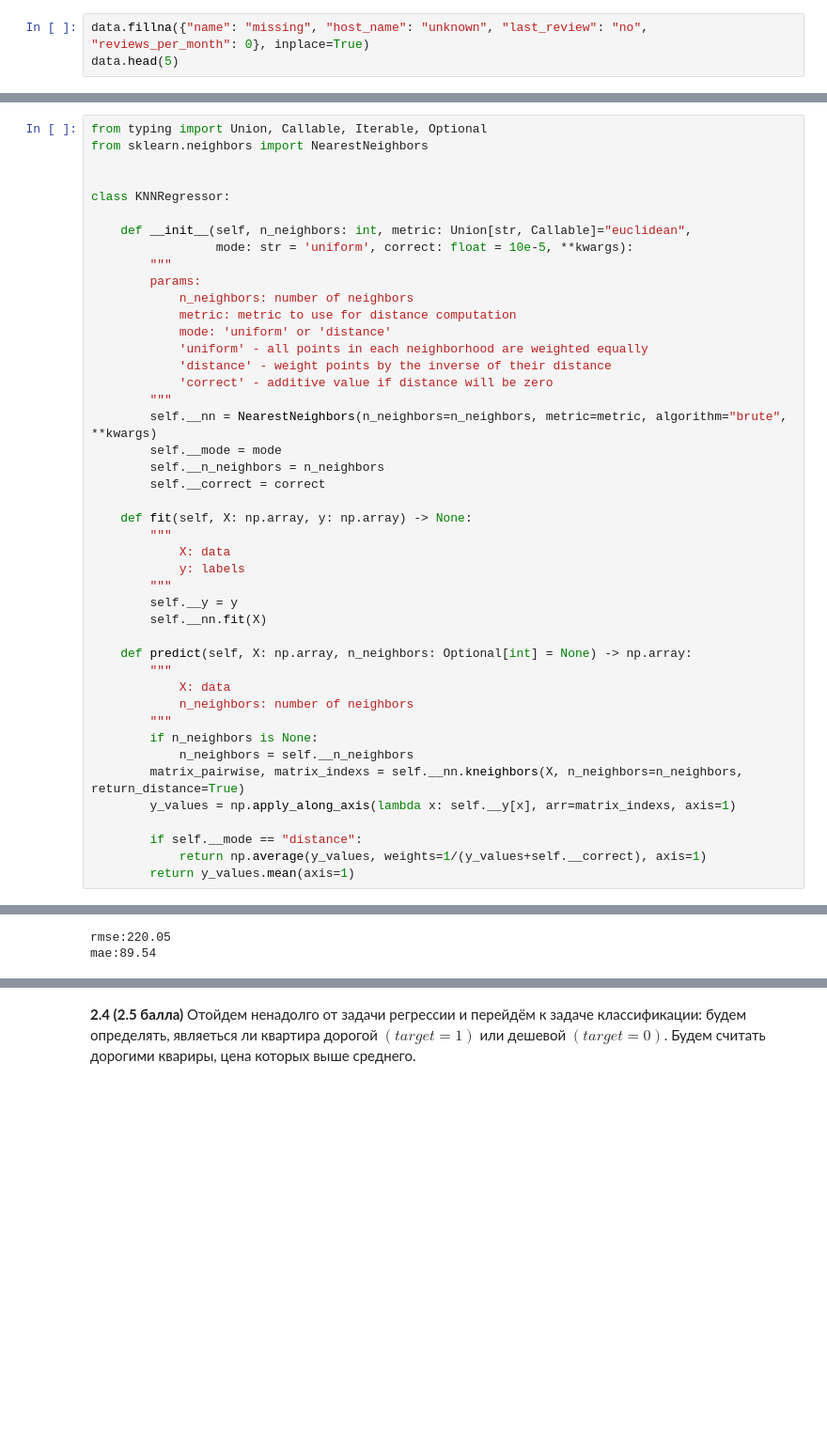
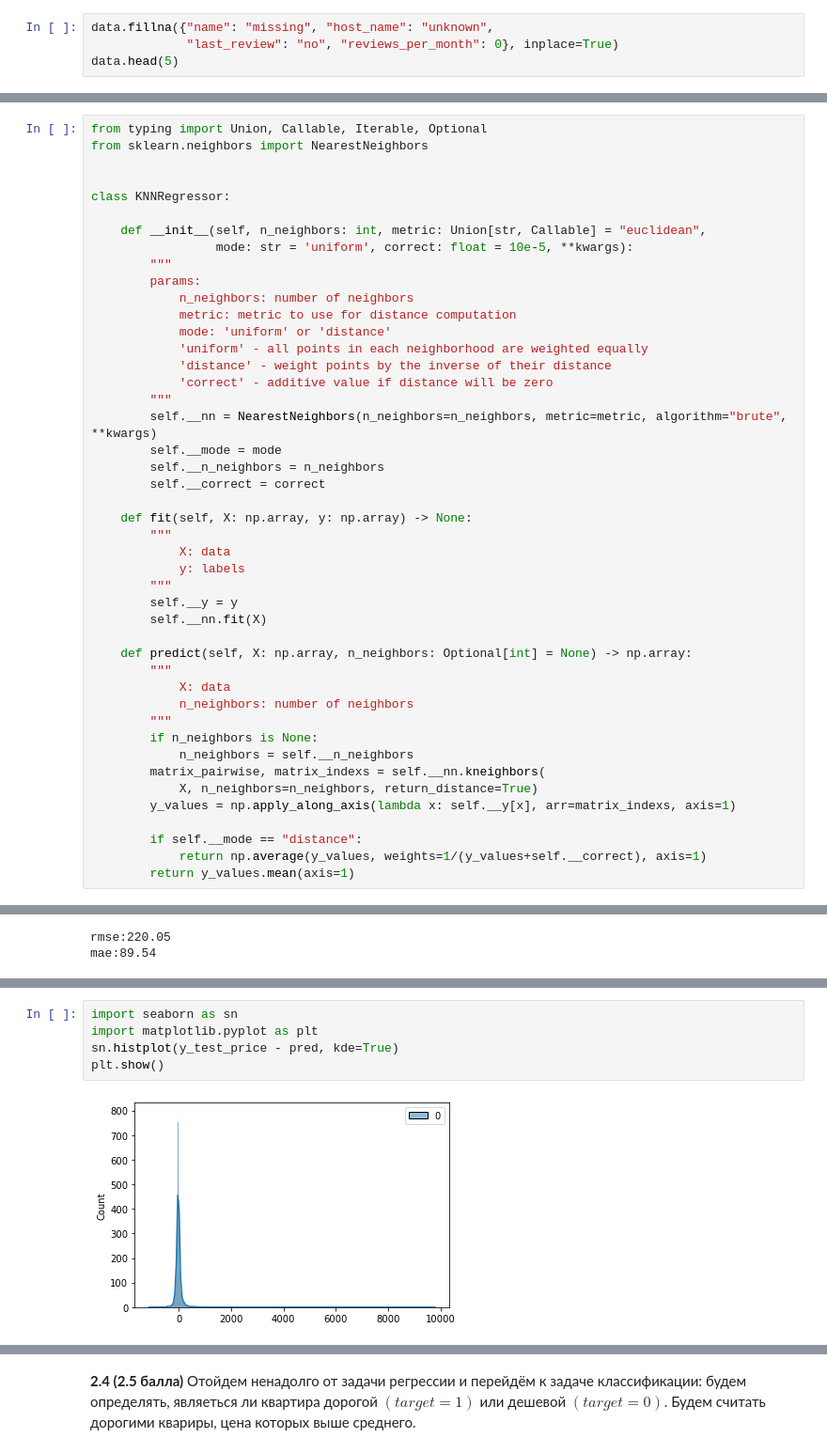
Before and after one commit to Tytskiy/Study, a Jupyter notebook: mmp-fall-2020/mmro/mmro-2/homework-practice-02-tytskiy.ipynb, the cells around one changed output, grey strips where cells are left out. Shown at 94% size. Saved outputs shown, nothing was run; the diff lists cells and outputs as text; blank space fills up the shorter version.

```diff
--- a/mmp-fall-2020/mmro/mmro-2/homework-practice-02-tytskiy.ipynb
+++ b/mmp-fall-2020/mmro/mmro-2/homework-practice-02-tytskiy.ipynb
@@ -107,7 +107,8 @@ nan
 # %% [markdown]
 Как видите, в данных есть пропуски. Не забудьте обработать их
 # %%
-data.fillna({"name": "missing", "host_name": "unknown", "last_review": "no", "reviews_per_month": 0}, inplace=True)
+data.fillna({"name": "missing", "host_name": "unknown",
+             "last_review": "no", "reviews_per_month": 0}, inplace=True)
 data.head(5)
 # %% [output]
 |  | id | name | host_id | host_name | neighbourhood_group | neighbourhood | latitude | longitude | ... |
@@ -145,7 +158,7 @@ from sklearn.neighbors import NearestNeighbors
 
 class KNNRegressor:
 
-    def __init__(self, n_neighbors: int, metric: Union[str, Callable]="euclidean",
+    def __init__(self, n_neighbors: int, metric: Union[str, Callable] = "euclidean",
                  mode: str = 'uniform', correct: float = 10e-5, **kwargs):
         """
         params:
@@ -176,7 +189,8 @@ class KNNRegressor:
         """
         if n_neighbors is None:
             n_neighbors = self.__n_neighbors
-        matrix_pairwise, matrix_indexs = self.__nn.kneighbors(X, n_neighbors=n_neighbors, return_distance=True)
+        matrix_pairwise, matrix_indexs = self.__nn.kneighbors(
+            X, n_neighbors=n_neighbors, return_distance=True)
         y_values = np.apply_along_axis(lambda x: self.__y[x], arr=matrix_indexs, axis=1)
 
         if self.__mode == "distance":
@@ -440,0 +452,7 @@ mae:89.54
+# %%
+import seaborn as sn
+import matplotlib.pyplot as plt
+sn.histplot(y_test_price - pred, kde=True)
+plt.show()
+# %% [output]
+[figure, added]
```
Also changed, not shown: parts of 38 cells of this notebook.
